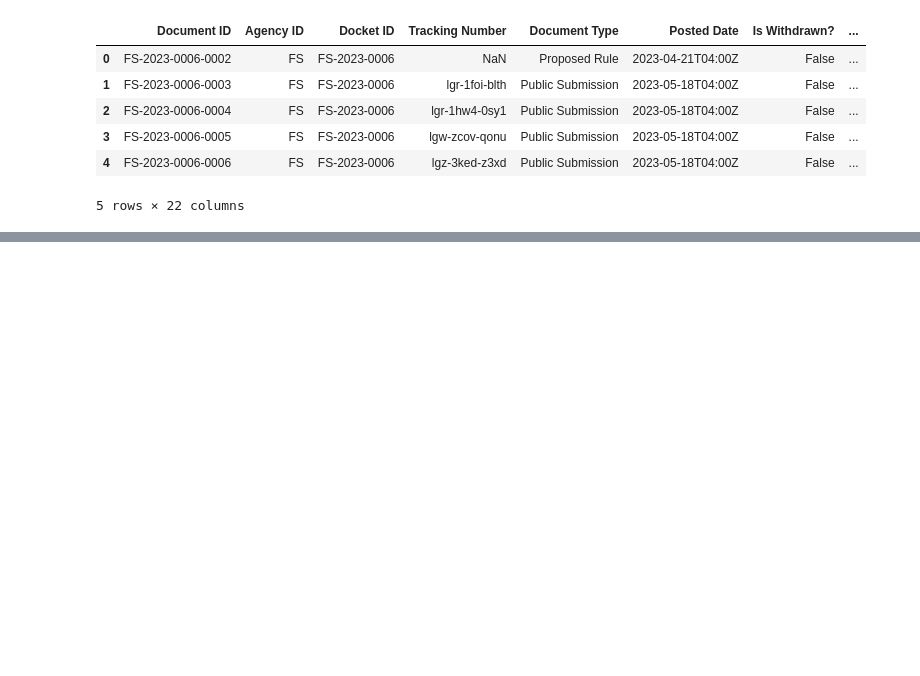
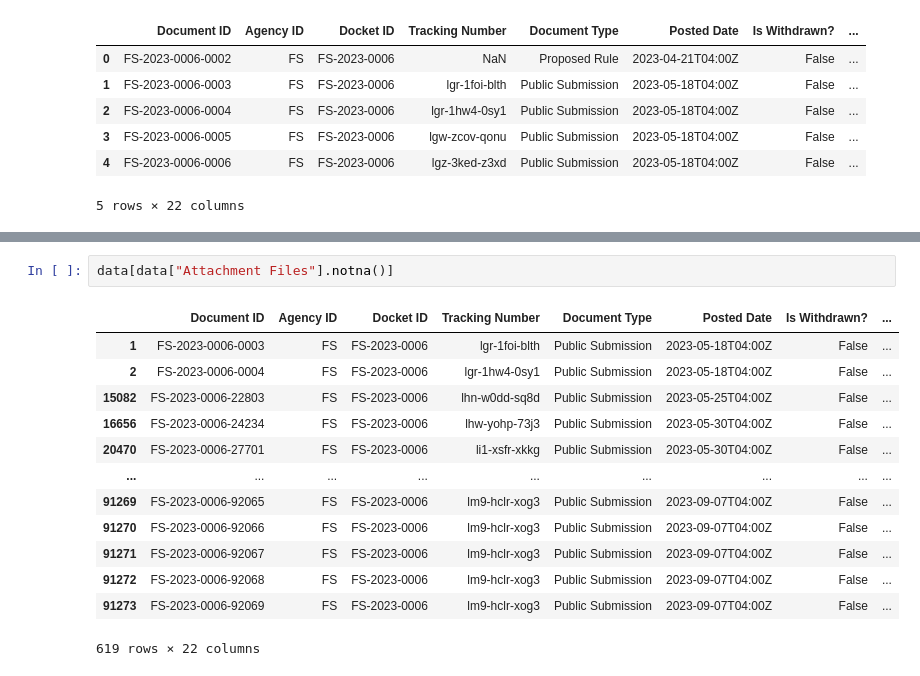
Before and after one commit to wangzey5/TwoSix_Spring25, a Jupyter notebook: eda.ipynb, the cells around one changed output, grey strips where cells are left out. Saved outputs shown, nothing was run; the diff lists cells and outputs as text; blank space fills up the shorter version.

```diff
--- a/eda.ipynb
+++ b/eda.ipynb
@@ -76,0 +141,16 @@ data.head()
+# %%
+data[data["Attachment Files"].notna()]
+# %% [output]
+|  | Document ID | Agency ID | Docket ID | Tracking Number | Document Type | Posted Date | Is Withdrawn? | ... |
+| 1 | FS-2023-0006-0003 | FS | FS-2023-0006 | lgr-1foi-blth | Public Submission | 2023-05-18T04:00Z | False | ... |
+| 2 | FS-2023-0006-0004 | FS | FS-2023-0006 | lgr-1hw4-0sy1 | Public Submission | 2023-05-18T04:00Z | False | ... |
+| 15082 | FS-2023-0006-22803 | FS | FS-2023-0006 | lhn-w0dd-sq8d | Public Submission | 2023-05-25T04:00Z | False | ... |
+| 16656 | FS-2023-0006-24234 | FS | FS-2023-0006 | lhw-yohp-73j3 | Public Submission | 2023-05-30T04:00Z | False | ... |
+| 20470 | FS-2023-0006-27701 | FS | FS-2023-0006 | li1-xsfr-xkkg | Public Submission | 2023-05-30T04:00Z | False | ... |
+| ... | ... | ... | ... | ... | ... | ... | ... | ... |
+| 91269 | FS-2023-0006-92065 | FS | FS-2023-0006 | lm9-hclr-xog3 | Public Submission | 2023-09-07T04:00Z | False | ... |
+| 91270 | FS-2023-0006-92066 | FS | FS-2023-0006 | lm9-hclr-xog3 | Public Submission | 2023-09-07T04:00Z | False | ... |
+| 91271 | FS-2023-0006-92067 | FS | FS-2023-0006 | lm9-hclr-xog3 | Public Submission | 2023-09-07T04:00Z | False | ... |
+| 91272 | FS-2023-0006-92068 | FS | FS-2023-0006 | lm9-hclr-xog3 | Public Submission | 2023-09-07T04:00Z | False | ... |
+| 91273 | FS-2023-0006-92069 | FS | FS-2023-0006 | lm9-hclr-xog3 | Public Submission | 2023-09-07T04:00Z | False | ... |
+619 rows × 22 columns
```
Also changed, not shown: parts of 5 cells of this notebook.
